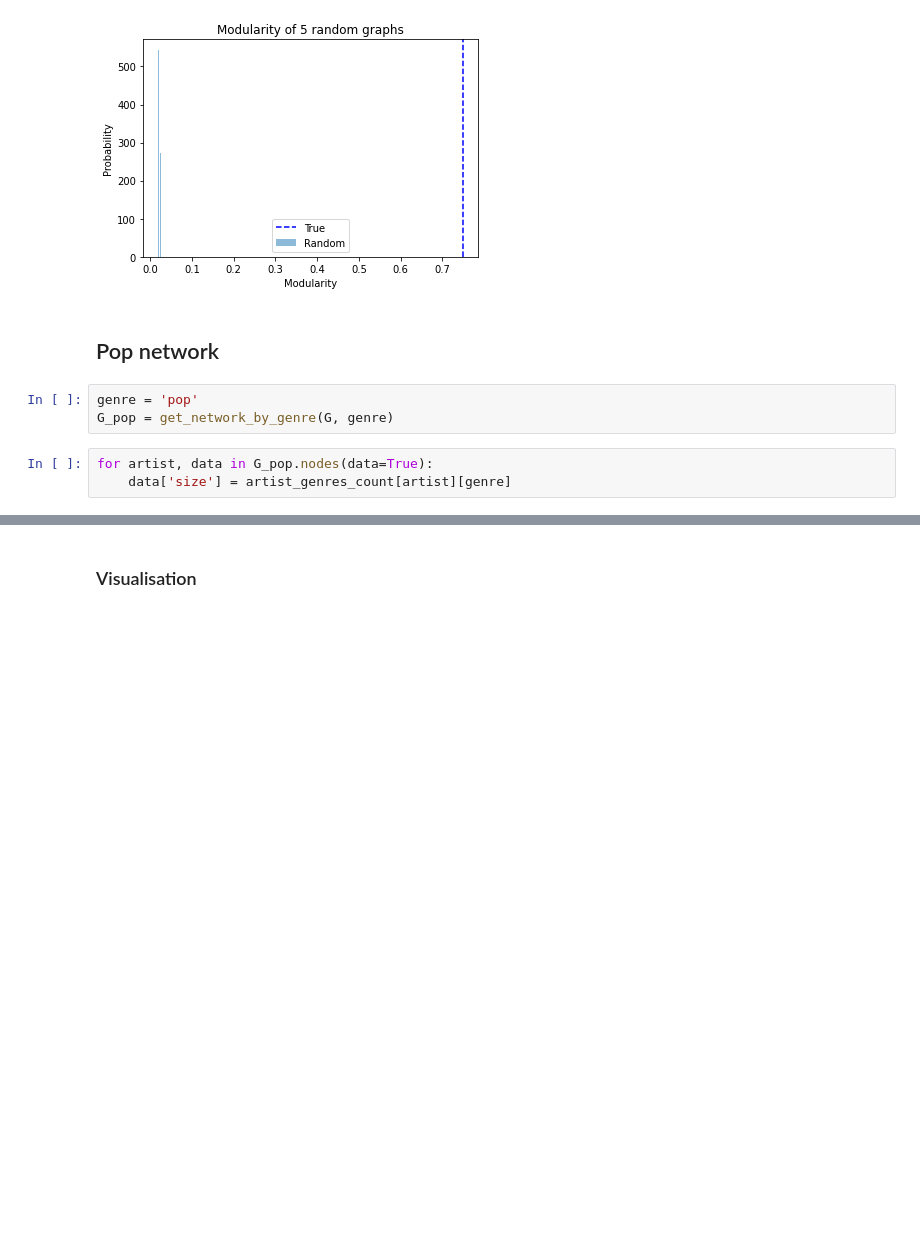
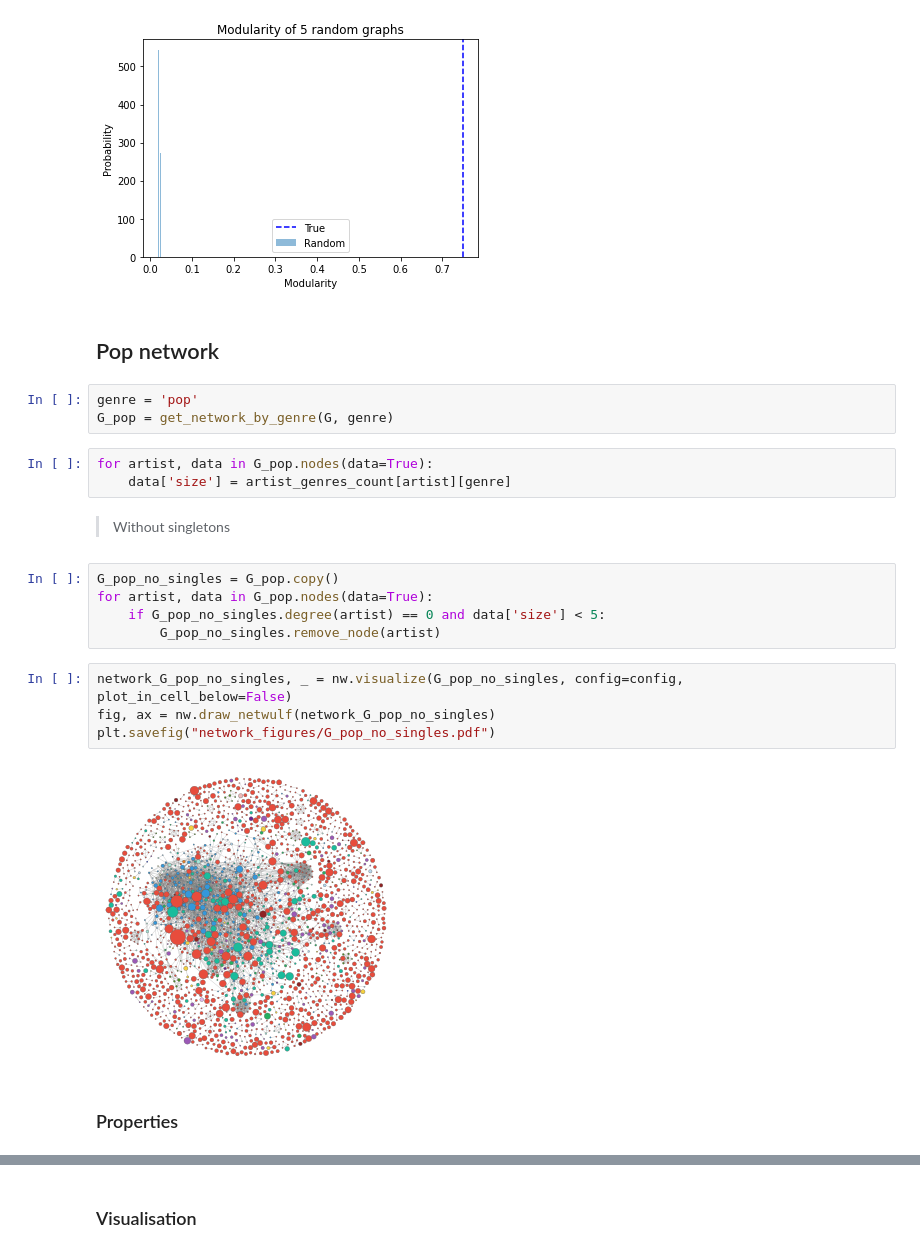
Before and after one commit to DavidAriOstenfeldt/project_website, a Jupyter notebook: Project/network.ipynb, the cells around one changed output, grey strips where cells are left out. Saved outputs shown, nothing was run; the diff lists cells and outputs as text; blank space fills up the shorter version.

```diff
--- a/Project/network.ipynb
+++ b/Project/network.ipynb
@@ -312,3 +341,18 @@ G_pop = get_network_by_genre(G, genre)
 # %%
 for artist, data in G_pop.nodes(data=True):
     data['size'] = artist_genres_count[artist][genre]
+# %% [markdown]
+> Without singletons
+# %%
+G_pop_no_singles = G_pop.copy()
+for artist, data in G_pop.nodes(data=True):
+    if G_pop_no_singles.degree(artist) == 0 and data['size'] < 5:
+        G_pop_no_singles.remove_node(artist)
+# %%
+network_G_pop_no_singles, _ = nw.visualize(G_pop_no_singles, config=config, plot_in_cell_below=False)
+fig, ax = nw.draw_netwulf(network_G_pop_no_singles)
+plt.savefig("network_figures/G_pop_no_singles.pdf")
+# %% [output]
+[figure, added]
+# %% [markdown]
+### Properties
```
Also changed, not shown: parts of 37 cells of this notebook, 10 other files.
